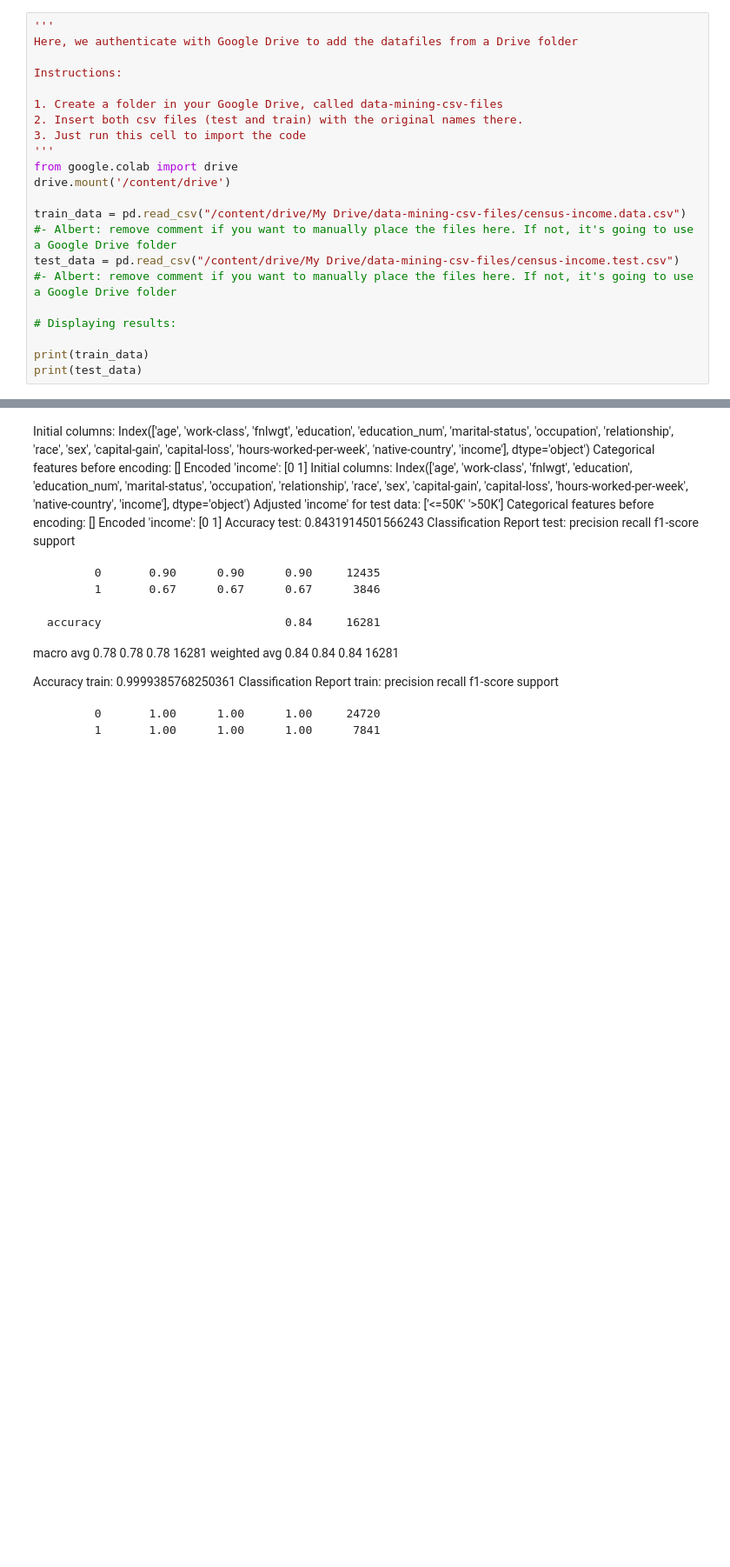
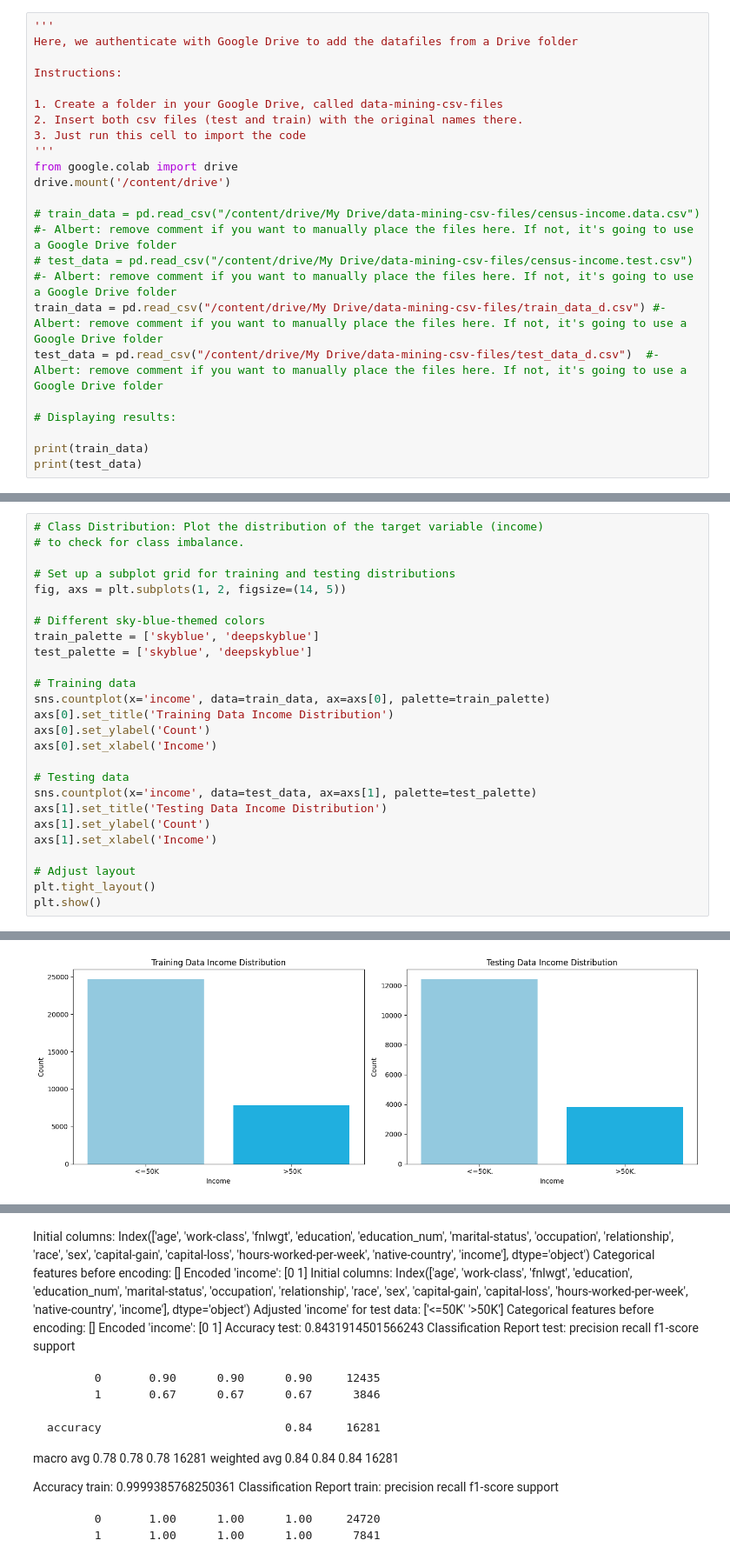
Before and after one commit to albertbaezd/data-mining-income-prediction-final-project, a Jupyter notebook: Data_Mining_project_code_Albert_Random.ipynb, the cells around one changed output, grey strips where cells are left out. Shown at 87% size. Cells and saved outputs as stored; diff of their text form; blank space fills up the shorter version.

```diff
--- a/Data_Mining_project_code_Albert_Random.ipynb
+++ b/Data_Mining_project_code_Albert_Random.ipynb
@@ -28,8 +29,10 @@ Instructions:
 from google.colab import drive
 drive.mount('/content/drive')
 
-train_data = pd.read_csv("/content/drive/My Drive/data-mining-csv-files/census-income.data.csv") #- Albert: remove comment if you want to manually place the files here. If not, it's going to use a Google Drive folder
-test_data = pd.read_csv("/content/drive/My Drive/data-mining-csv-files/census-income.test.csv")  #- Albert: remove comment if you want to manually place the files here. If not, it's going to use a Google Drive folder
+# train_data = pd.read_csv("/content/drive/My Drive/data-mining-csv-files/census-income.data.csv") #- Albert: remove comment if you want to manually place the files here. If not, it's going to use a Google Drive folder
+# test_data = pd.read_csv("/content/drive/My Drive/data-mining-csv-files/census-income.test.csv")  #- Albert: remove comment if you want to manually place the files here. If not, it's going to use a Google Drive folder
+train_data = pd.read_csv("/content/drive/My Drive/data-mining-csv-files/train_data_d.csv") #- Albert: remove comment if you want to manually place the files here. If not, it's going to use a Google Drive folder
+test_data = pd.read_csv("/content/drive/My Drive/data-mining-csv-files/test_data_d.csv")  #- Albert: remove comment if you want to manually place the files here. If not, it's going to use a Google Drive folder
 
 # Displaying results:
 
@@ -54,2 +57,29 @@ Drive already mounted at /content/drive; to attempt to forcibly remount, call dr
 
 [16281 rows x 15 columns]
+# %%
+# Class Distribution: Plot the distribution of the target variable (income)
+# to check for class imbalance.
+
+# Set up a subplot grid for training and testing distributions
+fig, axs = plt.subplots(1, 2, figsize=(14, 5))
+
+# Different sky-blue-themed colors
+train_palette = ['skyblue', 'deepskyblue']
+test_palette = ['skyblue', 'deepskyblue']
+
+# Training data
+sns.countplot(x='income', data=train_data, ax=axs[0], palette=train_palette)
+axs[0].set_title('Training Data Income Distribution')
+axs[0].set_ylabel('Count')
+axs[0].set_xlabel('Income')
+
+# Testing data
+sns.countplot(x='income', data=test_data, ax=axs[1], palette=test_palette)
+axs[1].set_title('Testing Data Income Distribution')
+axs[1].set_ylabel('Count')
+axs[1].set_xlabel('Income')
+
+# Adjust layout
+plt.tight_layout()
+plt.show()
+# %% [output]
@@ -55,0 +93 @@ Drive already mounted at /content/drive; to attempt to forcibly remount, call dr
+[figure, added]
```
Also changed, not shown: parts of 11 cells of this notebook.
